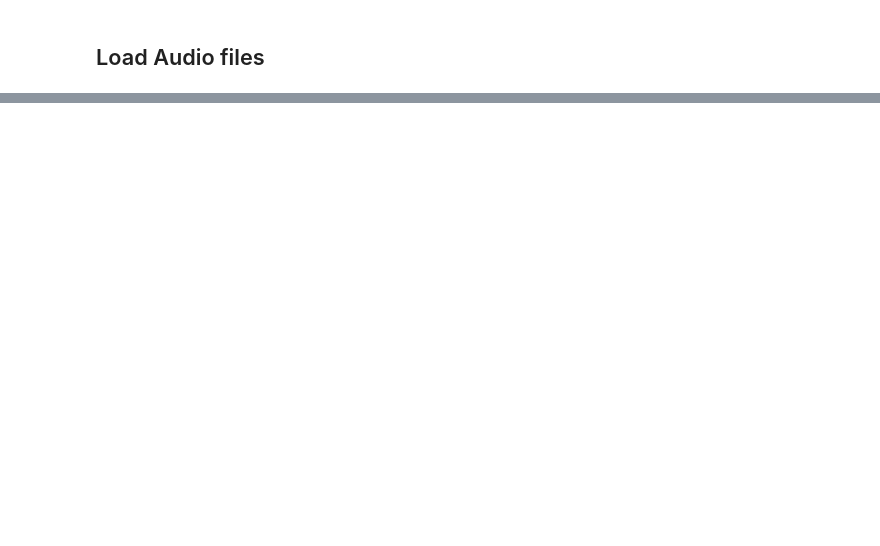
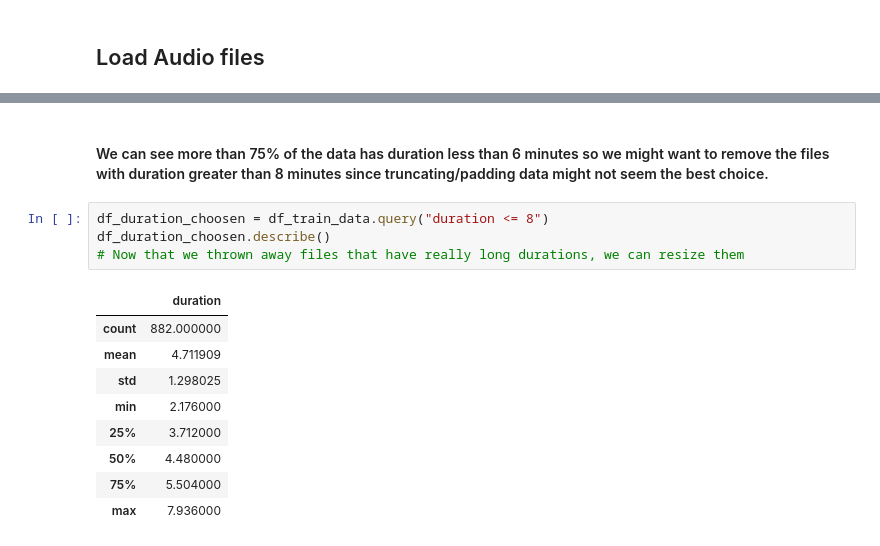
Before and after one commit to ItsDebol/AMH-STT, a Jupyter notebook: notebooks/data_exploration.ipynb, the cells around one changed output, grey strips where cells are left out. Saved outputs shown, nothing was run; the diff lists cells and outputs as text; blank space fills up the shorter version.

```diff
--- a/notebooks/data_exploration.ipynb
+++ b/notebooks/data_exploration.ipynb
@@ -36,0 +88,16 @@ ipd.Audio("../data/train/wav/tr_103_tr02003.wav")
+# %% [markdown]
+#### We can see more than 75% of the data has duration less than 6 minutes so we might want to remove the files with duration greater than 8 minutes since truncating/padding data might not seem the best choice.
+# %%
+df_duration_choosen = df_train_data.query("duration <= 8")
+df_duration_choosen.describe()
+# Now that we thrown away files that have really long durations, we can resize them
+# %% [output]
+|  | duration |
+| count | 882.000000 |
+| mean | 4.711909 |
+| std | 1.298025 |
+| min | 2.176000 |
+| 25% | 3.712000 |
+| 50% | 4.480000 |
+| 75% | 5.504000 |
+| max | 7.936000 |
```
Also changed, not shown: parts of 12 cells of this notebook.
